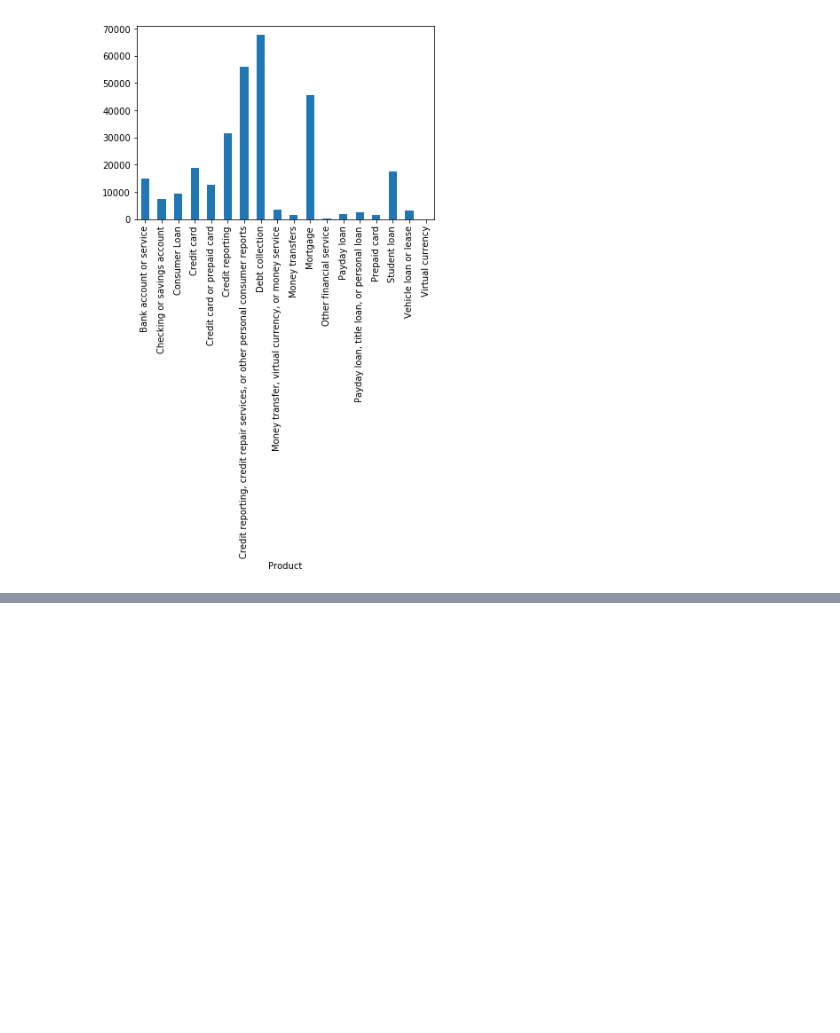
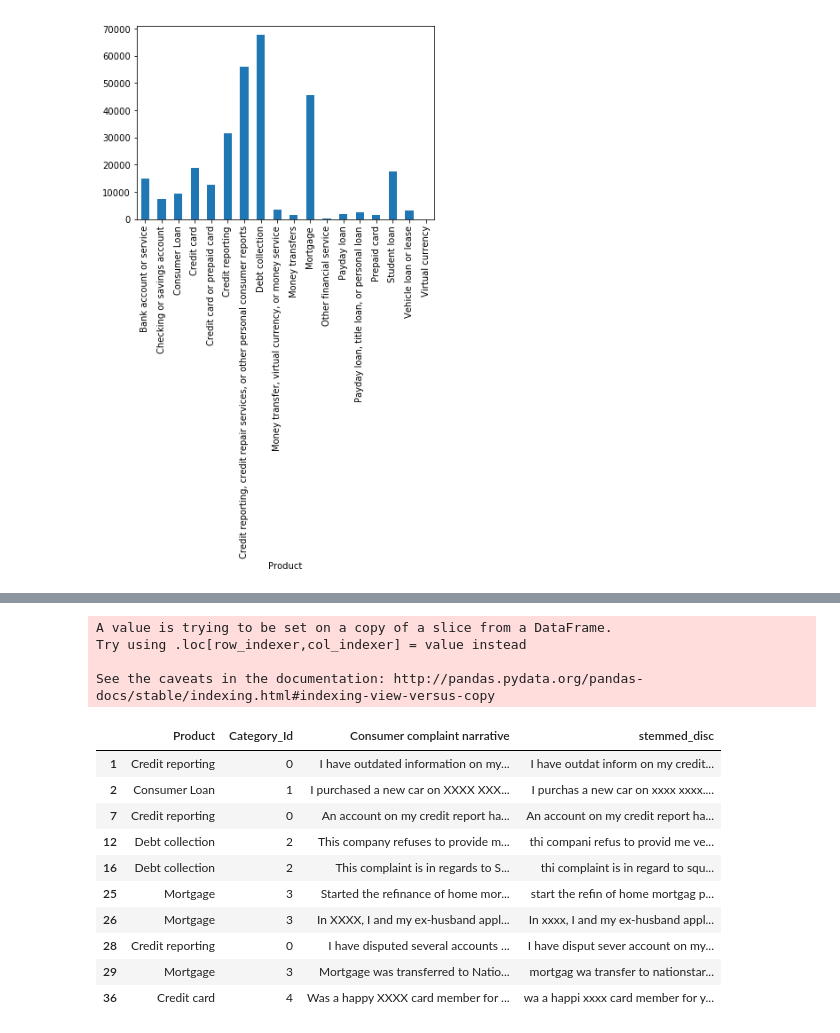
Before and after one commit to GayatriDPrabhu/Complaints-Classification, a Jupyter notebook: Text_Classification.ipynb, the cells around one changed output, grey strips where cells are left out. Drawn from its saved outputs; the diff is of its cells as text; code cells hidden in the pictures; blank space fills up the shorter version.

```diff
--- a/Text_Classification.ipynb
+++ b/Text_Classification.ipynb
@@ -108,0 +142,4 @@ plt.show();
+# %%
+ps = PorterStemmer()
+data_sample = data[0:10]
+data_sample
@@ -108,0 +158,27 @@ plt.show();
+# %%
+new_array = []
+for sentence in data_sample['Consumer complaint narrative']:
+    new = ""
+    for word in sentence.split(" "):
+        new += ps.stem(word)+" "
+    new_array.append(new)
+data_sample['stemmed_disc'] = new_array
+# %% [output]
+A value is trying to be set on a copy of a slice from a DataFrame.
+Try using .loc[row_indexer,col_indexer] = value instead
+
+See the caveats in the documentation: http://pandas.pydata.org/pandas-docs/stable/indexing.html#indexing-view-versus-copy
+# %%
+data_sample
+# %% [output]
+|  | Product | Category_Id | Consumer complaint narrative | stemmed_disc |
+| 1 | Credit reporting | 0 | I have outdated information on my... | I have outdat inform on my credit... |
+| 2 | Consumer Loan | 1 | I purchased a new car on XXXX XXX... | I purchas a new car on xxxx xxxx.... |
+| 7 | Credit reporting | 0 | An account on my credit report ha... | An account on my credit report ha... |
+| 12 | Debt collection | 2 | This company refuses to provide m... | thi compani refus to provid me ve... |
+| 16 | Debt collection | 2 | This complaint is in regards to S... | thi complaint is in regard to squ... |
+| 25 | Mortgage | 3 | Started the refinance of home mor... | start the refin of home mortgag p... |
+| 26 | Mortgage | 3 | In XXXX, I and my ex-husband appl... | In xxxx, I and my ex-husband appl... |
+| 28 | Credit reporting | 0 | I have disputed several accounts ... | I have disput sever account on my... |
+| 29 | Mortgage | 3 | Mortgage was transferred to Natio... | mortgag wa transfer to nationstar... |
+| 36 | Credit card | 4 | Was a happy XXXX card member for ... | wa a happi xxxx card member for y... |
```
Also changed, not shown: parts of 7 cells of this notebook.
